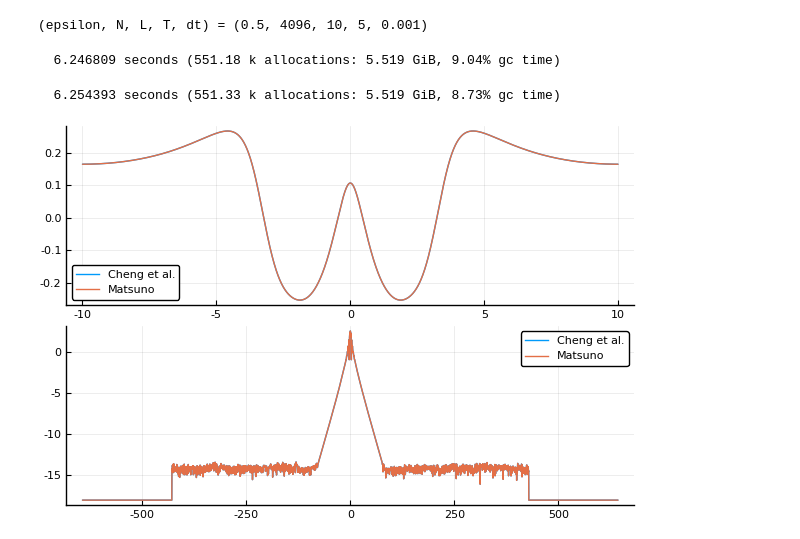
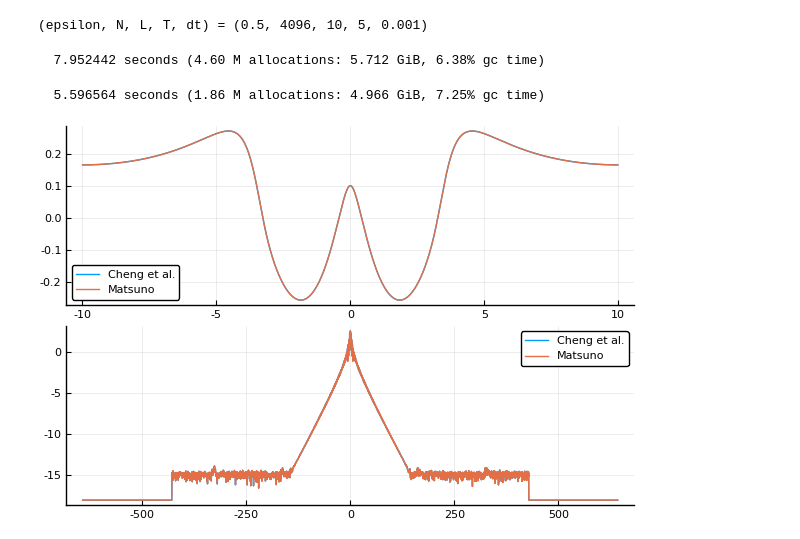
Before and after one commit to WaterWavesModels/WaterWaves1D.jl, a Jupyter notebook: notebooks/version-with-function-struct.ipynb, the cells around one changed output. Drawn from its saved outputs; the diff is of its cells as text; code cells hidden in the pictures.

```diff
--- a/notebooks/version-with-function-struct.ipynb
+++ b/notebooks/version-with-function-struct.ipynb
@@ -287,18 +287,18 @@ Pi    = Gamma .< freq.kmax * 2/3;
 # %%
 results = Dict()
 
 for model in [Matsuno(freq, epsilon), Cheng(freq, epsilon)]
 
     h .= exp.(-mesh.x.^2)
     h .= Pi .* fft(h)
     fill!(u, 0)
     u .= Pi .* fft(u)
 
-    @time results[model.label] = solve(matsuno, h, u, times, solver )
+    @time results[model.label] = solve(model, h, u, times, solver )
 end
 
 p1 = fig(5, times, results, mesh, Gamma, freq)
 # %% [output]
-  6.246809 seconds (551.18 k allocations: 5.519 GiB, 9.04% gc time)
+  7.952442 seconds (4.60 M allocations: 5.712 GiB, 6.38% gc time)
-  6.254393 seconds (551.33 k allocations: 5.519 GiB, 8.73% gc time)
+  5.596564 seconds (1.86 M allocations: 4.966 GiB, 7.25% gc time)
-[figure, old version]
+[figure, new version]
```
Also changed, not shown: parts of 2 cells of this notebook.
